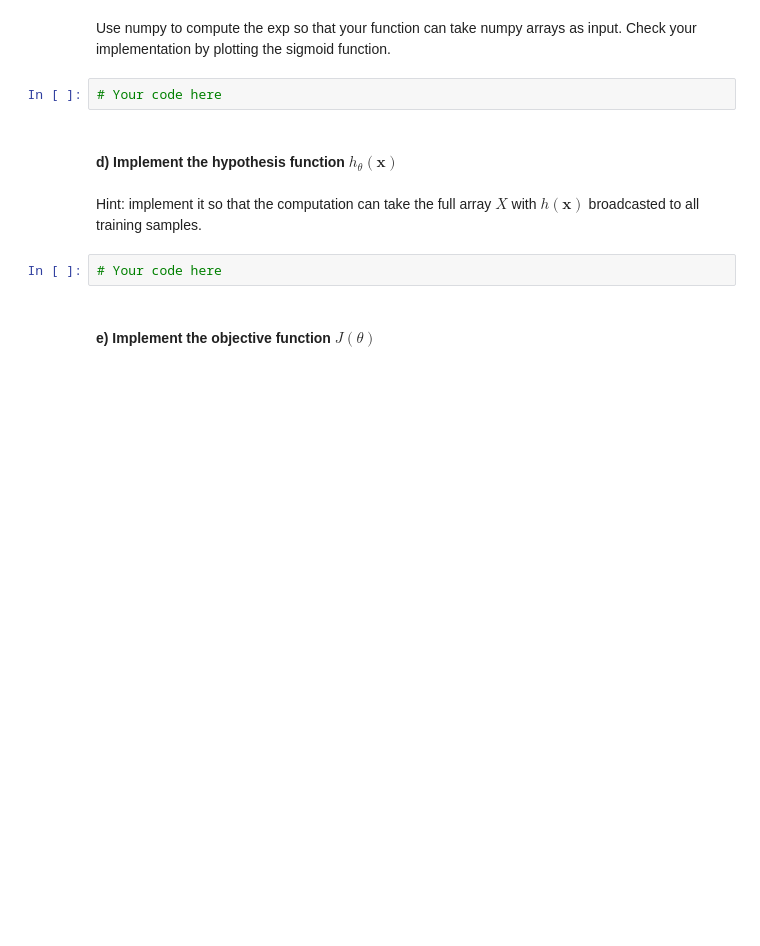
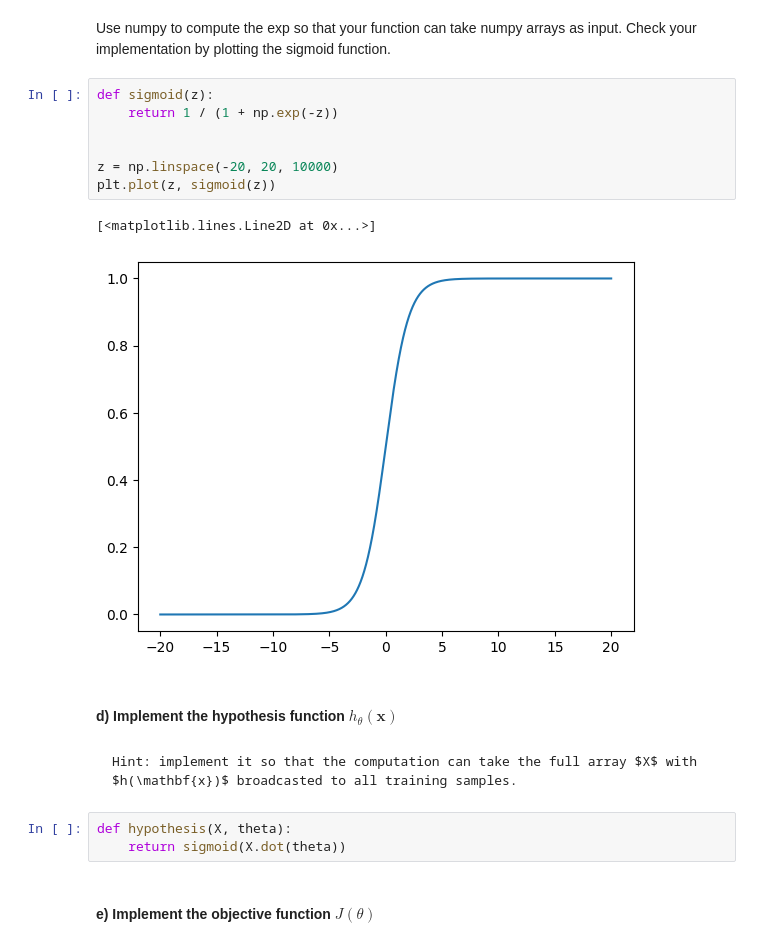
Before and after one commit to bastienvty/mse_machle, a Jupyter notebook: pw06/ex1-logistic-regression/ex1-logistic-regression-stud.ipynb, the cells around one changed output. Cells and saved outputs as stored; diff of their text form; blank space fills up the shorter version.

```diff
--- a/pw06/ex1-logistic-regression/ex1-logistic-regression-stud.ipynb
+++ b/pw06/ex1-logistic-regression/ex1-logistic-regression-stud.ipynb
@@ -36,13 +85,22 @@ You need to store the normalization values $(\mu, \sigma)$ for later as they wil
 # %% [markdown]
 Use numpy to compute the exp so that your function can take numpy arrays as input. Check your implementation by plotting the sigmoid function.
 # %%
-# Your code here
+def sigmoid(z):
+    return 1 / (1 + np.exp(-z))
+
+
+z = np.linspace(-20, 20, 10000)
+plt.plot(z, sigmoid(z))
+# %% [output]
+[<matplotlib.lines.Line2D at 0x...>]
+[figure, added]
 # %% [markdown]
 #### d) Implement the hypothesis function $h_{\theta}(\mathbf{x})$
 # %% [markdown]
-Hint: implement it so that the computation can take the full array $X$ with $h(\mathbf{x})$ broadcasted to all training samples.
+    Hint: implement it so that the computation can take the full array $X$ with $h(\mathbf{x})$ broadcasted to all training samples.
 # %%
-# Your code here
+def hypothesis(X, theta):
+    return sigmoid(X.dot(theta))
 # %% [markdown]
 #### e) Implement the objective function $J(\theta)$
 # %% [markdown]
```
Also changed, not shown: parts of 17 cells of this notebook.
